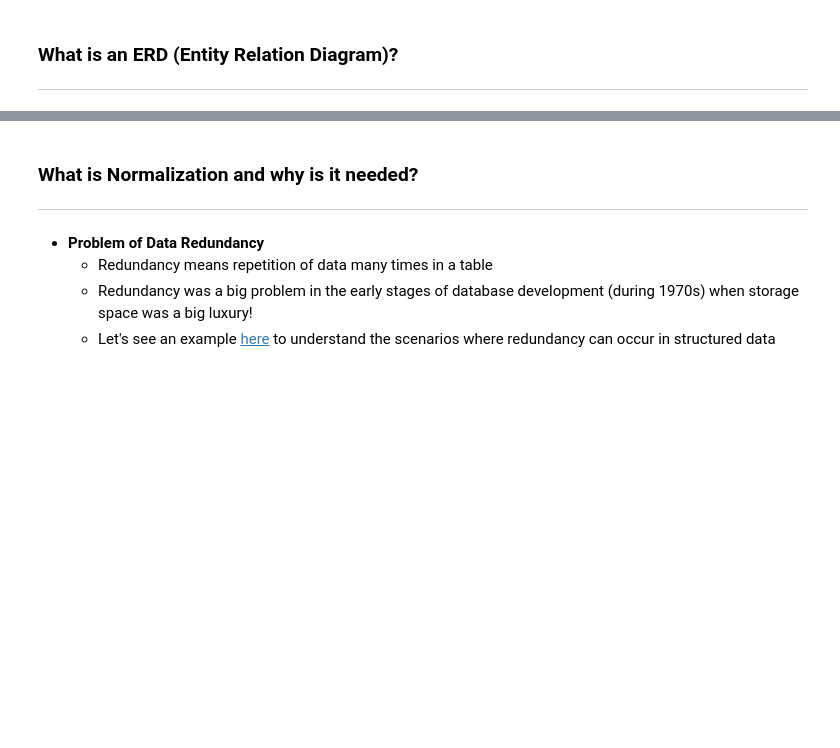
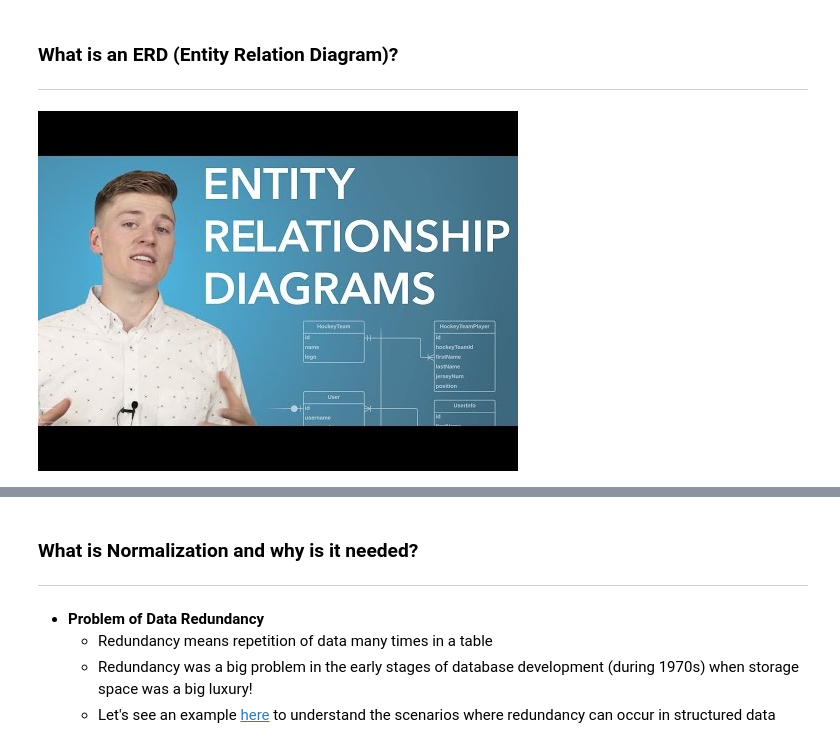
Before and after one commit to shubhamvaish/Welcome, a Jupyter notebook: learnbooks/01.Data-Fundamentals/relational-data-modelling.ipynb, the cells around one changed output, grey strips where cells are left out. Saved outputs shown, nothing was run; the diff lists cells and outputs as text; code cells hidden in the pictures; blank space fills up the shorter version.

```diff
--- a/learnbooks/01.Data-Fundamentals/relational-data-modelling.ipynb
+++ b/learnbooks/01.Data-Fundamentals/relational-data-modelling.ipynb
@@ -40,3 +40,9 @@ YouTubeVideo('4FMMbDBHcXw',width=800, height=500)
 # %% [markdown]
 ### **What is an ERD (Entity Relation Diagram)?**
 --------------------------------
+# %%
+#@title Part - 1
+from IPython.display import YouTubeVideo
+YouTubeVideo('QpdhBUYk7Kk',width=800, height=500)
+# %% [output]
+[figure, added]
```
Also changed, not shown: parts of 1 cell of this notebook.
